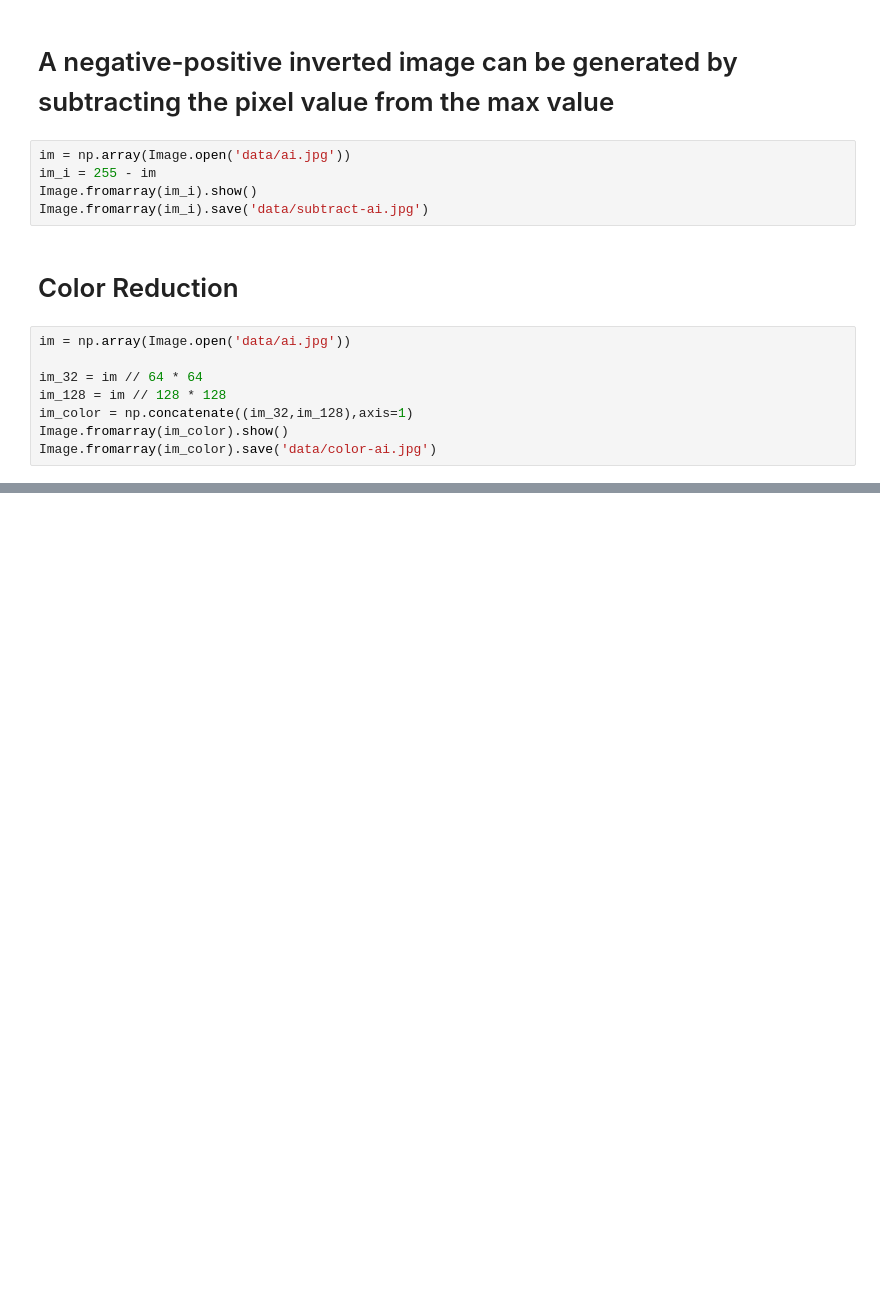
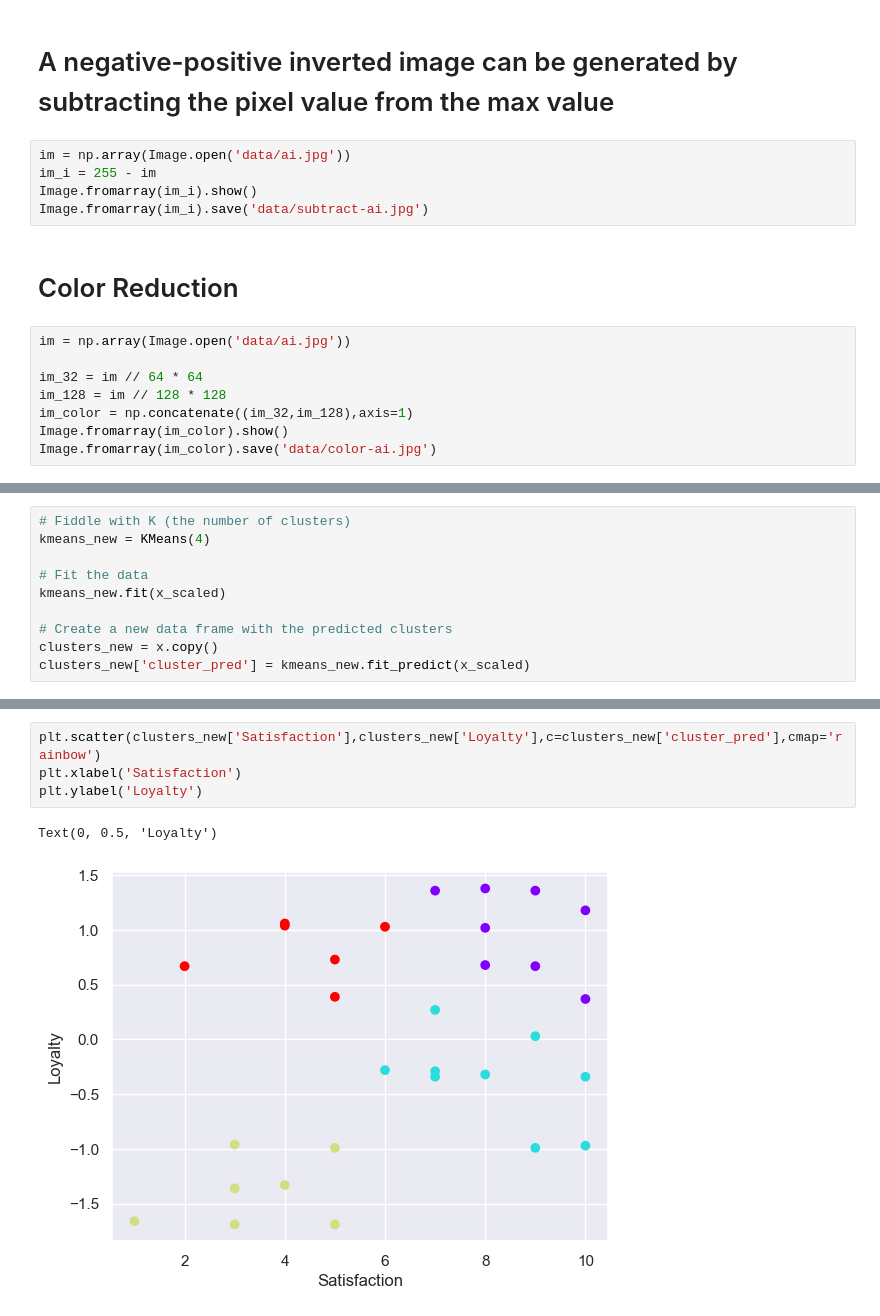
Before and after one commit to Eslamadelelkhouly/AI-projects, a Jupyter notebook: python for data analysis/s04.ipynb, the cells around one changed output, grey strips where cells are left out. Drawn from its saved outputs; the diff is of its cells as text; blank space fills up the shorter version.

```diff
--- a/python for data analysis/s04.ipynb
+++ b/python for data analysis/s04.ipynb
@@ -274,0 +411,10 @@ Image.fromarray(im_color).save('data/color-ai.jpg')
+# %%
+# Fiddle with K (the number of clusters)
+kmeans_new = KMeans(4)
+
+# Fit the data
+kmeans_new.fit(x_scaled)
+
+# Create a new data frame with the predicted clusters
+clusters_new = x.copy()
+clusters_new['cluster_pred'] = kmeans_new.fit_predict(x_scaled)
@@ -274,0 +430,7 @@ Image.fromarray(im_color).save('data/color-ai.jpg')
+# %%
+plt.scatter(clusters_new['Satisfaction'],clusters_new['Loyalty'],c=clusters_new['cluster_pred'],cmap='rainbow')
+plt.xlabel('Satisfaction')
+plt.ylabel('Loyalty')
+# %% [output]
+Text(0, 0.5, 'Loyalty')
+[figure, added]
```
Also changed, not shown: parts of 13 cells of this notebook, 1 other file.
